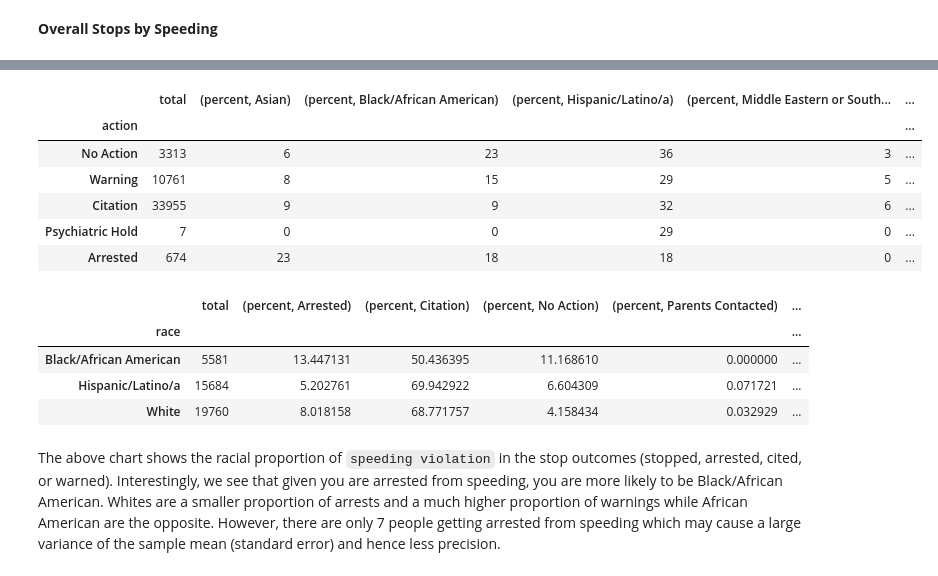
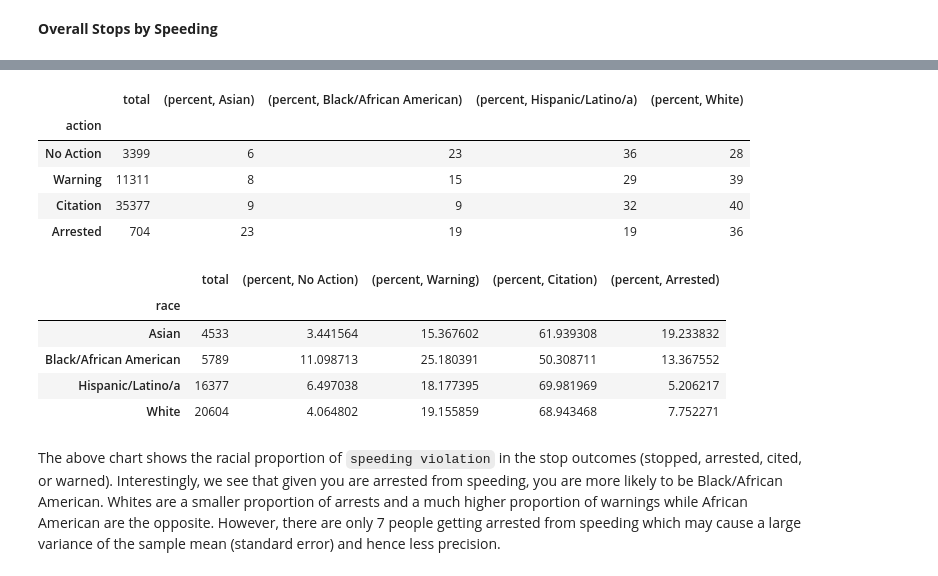
Before and after one commit to FleischerResearchLab/CRJA-analysis, a Jupyter notebook: src/Outcome Tests.ipynb, the cells around one changed output, grey strips where cells are left out. Drawn from its saved outputs; the diff is of its cells as text; code cells hidden in the pictures.

```diff
--- a/src/Outcome Tests.ipynb
+++ b/src/Outcome Tests.ipynb
@@ -270,0 +359,6 @@ reg_race
+# %%
+### match vs. unmatch
+reg_code = [54657, 54168, np.nan]
+reg_match = pd.concat([reg[reg.resulttext == reg.reason_for_stop_code_text],
+                         reg[reg.code.isin(reg_code)]])
+reg_match = reg_match[~reg_match.index.duplicated(keep='first')]
@@ -270,0 +457,3 @@ reg_race
+# %%
+x = reg_match.drop_duplicates(subset = ['stop_id', 'pid']).groupby(['race', 'action'], as_index = False).size()
+x[x['race'].str.contains('Black/African American|Hispanic/Latino/a|White')][x['action'].str.contains('Warning|Citation|Arrested')]
@@ -353,0 +579,6 @@ fail_race
+# %%
+### match vs. unmatch
+fail_code = [54167, 54146, np.nan]
+fail_match = pd.concat([fail[fail.resulttext == fail.reason_for_stop_code_text],
+                         fail[fail.code.isin(fail_code)]])
+fail_match = fail_match[~fail_match.index.duplicated(keep='first')]
@@ -353,0 +677,3 @@ fail_race
+# %%
+x = fail_match.drop_duplicates(subset = ['stop_id', 'pid']).groupby(['race', 'action'], as_index = False).size()
+x[x['race'].str.contains('Black/African American|Hispanic/Latino/a|White')][x['action'].str.contains('Arrested|Citation|Warning')]
@@ -386,27 +747,26 @@ Specifically labelled speeding:
 # %%
 ( speed.drop_duplicates(subset = ['stop_id', 'pid'])
      .groupby('action')['stop_id']
      .count()
      .rename('total')
      .to_frame()
      .join(
          speed.groupby(['action','race'])['stop_id']
          .count()
          .rename('percent')
          .to_frame()
          .unstack()
          .fillna(0)
          .apply(lambda x: (100*x/x.sum()).astype(int) , axis=1)
      )
-).reindex(["No Action", "Warning", "Citation", "Psychiatric Hold", "Arrested"])
+).reindex(["No Action", "Warning", "Citation", "Arrested"])[cols1]
 # %% [output]
-|  | total | (percent, Asian) | (percent, Black/African American) | (percent, Hispanic/Latino/a) | (percent, Middle Eastern or South... | ... |
-| action |  |  |  |  |  | ... |
-| No Action | 3313 | 6 | 23 | 36 | 3 | ... |
-| Warning | 10761 | 8 | 15 | 29 | 5 | ... |
-| Citation | 33955 | 9 | 9 | 32 | 6 | ... |
-| Psychiatric Hold | 7 | 0 | 0 | 29 | 0 | ... |
-| Arrested | 674 | 23 | 18 | 18 | 0 | ... |
+|  | total | (percent, Asian) | (percent, Black/African American) | (percent, Hispanic/Latino/a) | (percent, White) |
+| action |  |  |  |  |  |
+| No Action | 3399 | 6 | 23 | 36 | 28 |
+| Warning | 11311 | 8 | 15 | 29 | 39 |
+| Citation | 35377 | 9 | 9 | 32 | 40 |
+| Arrested | 704 | 23 | 19 | 19 | 36 |
 # %%
 ( speed.drop_duplicates(subset = ['stop_id', 'pid'])
      .groupby('race')['stop_id']
@@ -422,13 +782,14 @@ Specifically labelled speeding:
          .fillna(0)
          .apply(lambda x: (100*x/x.sum()) , axis=1)
      )
-).drop( ['Asian','Middle Eastern or South Asian','Native American','Pacific Islander'])
+).drop( ['Middle Eastern or South Asian','Native American','Pacific Islander'])[cols2]
 # %% [output]
-|  | total | (percent, Arrested) | (percent, Citation) | (percent, No Action) | (percent, Parents Contacted) | ... |
-| race |  |  |  |  |  | ... |
-| Black/African American | 5581 | 13.447131 | 50.436395 | 11.168610 | 0.000000 | ... |
-| Hispanic/Latino/a | 15684 | 5.202761 | 69.942922 | 6.604309 | 0.071721 | ... |
-| White | 19760 | 8.018158 | 68.771757 | 4.158434 | 0.032929 | ... |
+|  | total | (percent, No Action) | (percent, Warning) | (percent, Citation) | (percent, Arrested) |
+| race |  |  |  |  |  |
+| Asian | 4533 | 3.441564 | 15.367602 | 61.939308 | 19.233832 |
+| Black/African American | 5789 | 11.098713 | 25.180391 | 50.308711 | 13.367552 |
+| Hispanic/Latino/a | 16377 | 6.497038 | 18.177395 | 69.981969 | 5.206217 |
+| White | 20604 | 4.064802 | 19.155859 | 68.943468 | 7.752271 |
 # %% [markdown]
 The above chart shows the racial proportion of `speeding violation` in the stop outcomes (stopped, arrested, cited, or warned). Interestingly, we see that given you are arrested from speeding, you are more likely to be Black/African American. Whites are a smaller proportion of arrests and a much higher proportion of warnings while African American are the opposite. However, there are only 7 people getting arrested from speeding which may cause a large variance of the sample mean (standard error) and hence less precision.
 # %%
```
Also changed, not shown: parts of 87 cells of this notebook.
